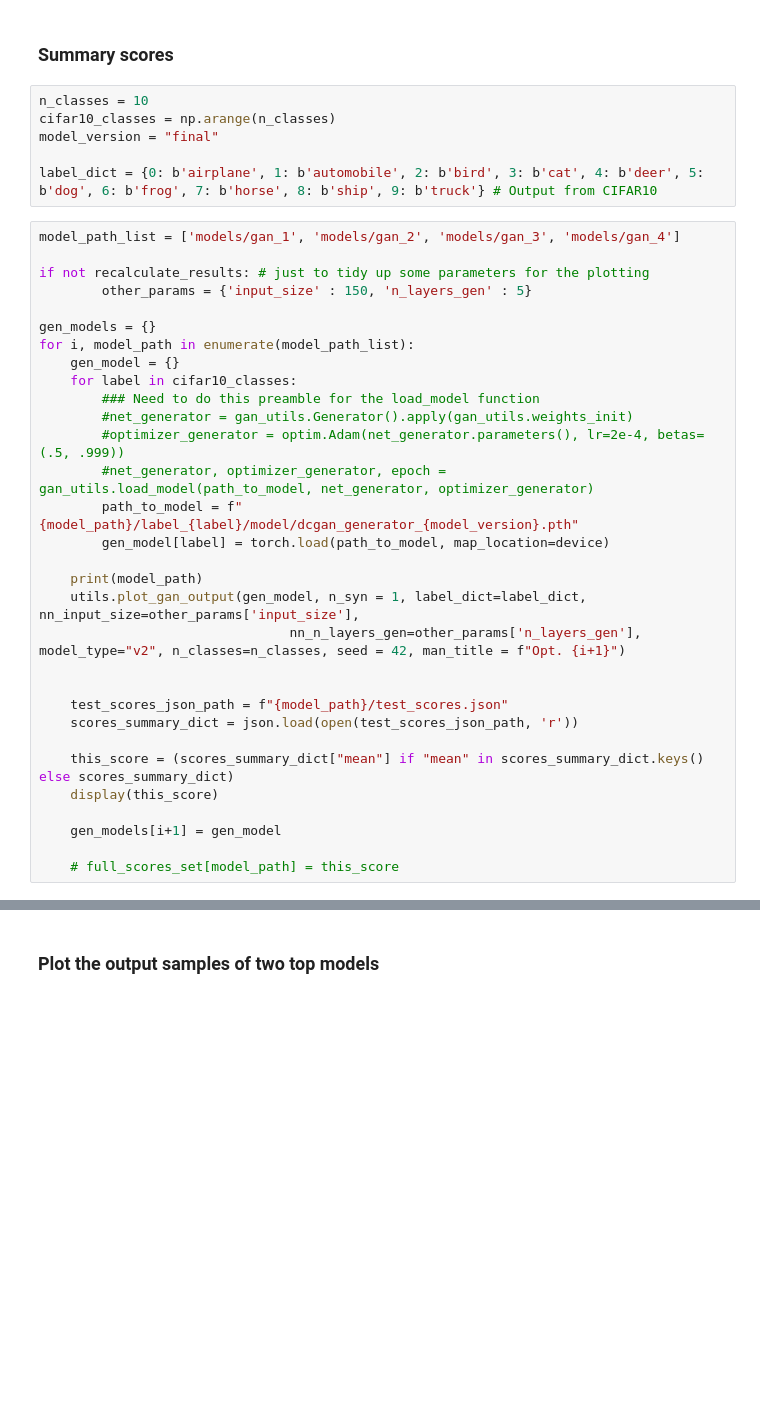
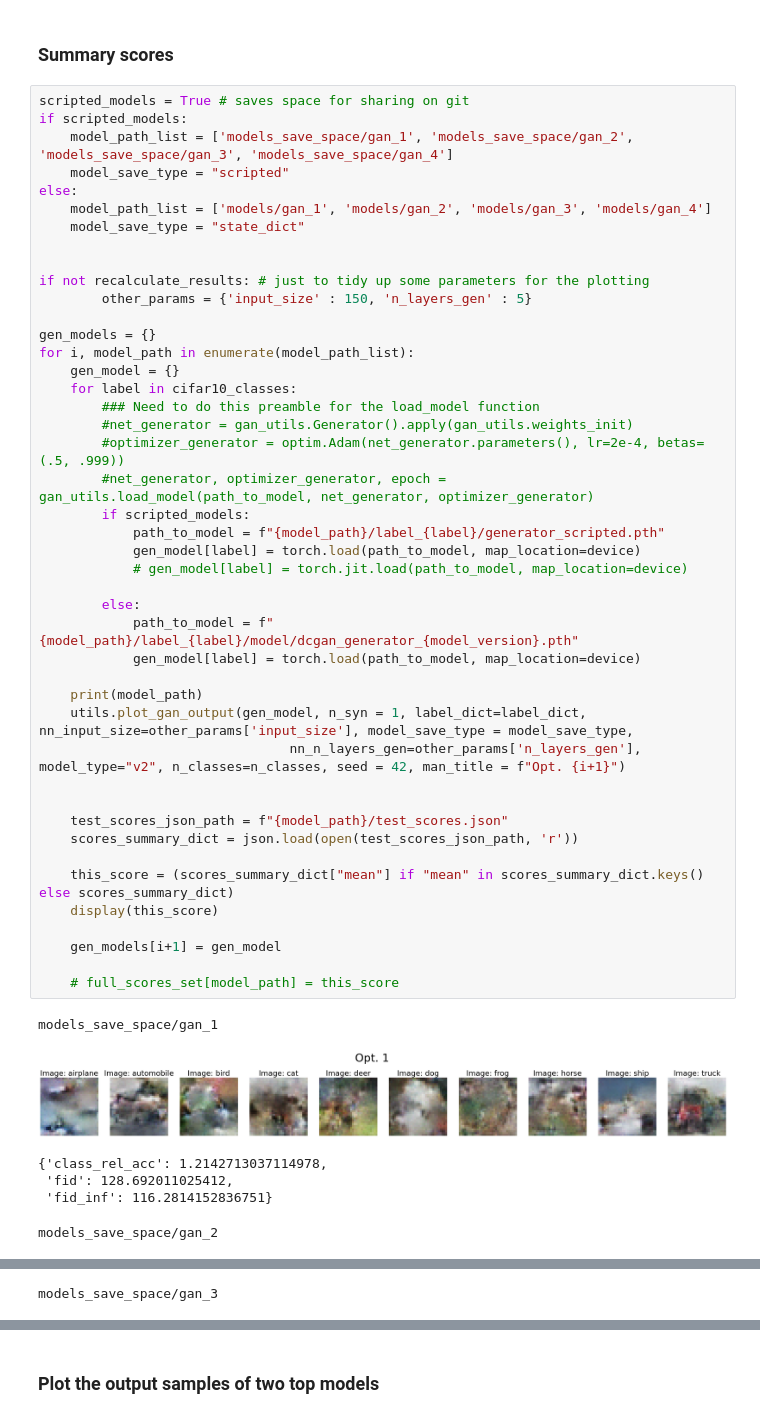
Before and after one commit to ar929/syn-data-comp, a Jupyter notebook: reproduce_results.ipynb, the cells around one changed output, grey strips where cells are left out. Cells and saved outputs as stored; diff of their text form; blank space fills up the shorter version.

Commit message:
GAN output
Tidying up GAN output - smaller version of the models to save only the state dict for git, and plotting output with this

```diff
--- a/reproduce_results.ipynb
+++ b/reproduce_results.ipynb
@@ -566,39 +610,53 @@ if recalculate_results:
 # %% [markdown]
 ### Summary scores
-# %%
-n_classes = 10
-cifar10_classes = np.arange(n_classes)
-model_version = "final"
-
-label_dict = {0: b'airplane', 1: b'automobile', 2: b'bird', 3: b'cat', 4: b'deer', 5: b'dog', 6: b'frog', 7: b'horse', 8: b'ship', 9: b'truck'} # Output from CIFAR10
 # %%
-model_path_list = ['models/gan_1', 'models/gan_2', 'models/gan_3', 'models/gan_4']
+scripted_models = True # saves space for sharing on git
+if scripted_models:
+    model_path_list = ['models_save_space/gan_1', 'models_save_space/gan_2', 'models_save_space/gan_3', 'models_save_space/gan_4']
+    model_save_type = "scripted"
+else:
+    model_path_list = ['models/gan_1', 'models/gan_2', 'models/gan_3', 'models/gan_4']
+    model_save_type = "state_dict"
+
 
 if not recalculate_results: # just to tidy up some parameters for the plotting
         other_params = {'input_size' : 150, 'n_layers_gen' : 5}
 
 gen_models = {}
 for i, model_path in enumerate(model_path_list):
     gen_model = {}
     for label in cifar10_classes:
         ### Need to do this preamble for the load_model function
         #net_generator = gan_utils.Generator().apply(gan_utils.weights_init)
         #optimizer_generator = optim.Adam(net_generator.parameters(), lr=2e-4, betas=(.5, .999))
         #net_generator, optimizer_generator, epoch = gan_utils.load_model(path_to_model, net_generator, optimizer_generator)
-        path_to_model = f"{model_path}/label_{label}/model/dcgan_generator_{model_version}.pth"
-        gen_model[label] = torch.load(path_to_model, map_location=device)
+        if scripted_models:
+            path_to_model = f"{model_path}/label_{label}/generator_scripted.pth"
+            gen_model[label] = torch.load(path_to_model, map_location=device)
+            # gen_model[label] = torch.jit.load(path_to_model, map_location=device)
+
+        else:
+            path_to_model = f"{model_path}/label_{label}/model/dcgan_generator_{model_version}.pth"
+            gen_model[label] = torch.load(path_to_model, map_location=device)
 
     print(model_path)
-    utils.plot_gan_output(gen_model, n_syn = 1, label_dict=label_dict, nn_input_size=other_params['input_size'],
+    utils.plot_gan_output(gen_model, n_syn = 1, label_dict=label_dict, nn_input_size=other_params['input_size'], model_save_type = model_save_type,
                                 nn_n_layers_gen=other_params['n_layers_gen'], model_type="v2", n_classes=n_classes, seed = 42, man_title = f"Opt. {i+1}")
 
 
     test_scores_json_path = f"{model_path}/test_scores.json"
     scores_summary_dict = json.load(open(test_scores_json_path, 'r'))
 
     this_score = (scores_summary_dict["mean"] if "mean" in scores_summary_dict.keys() else scores_summary_dict)
     display(this_score)
 
     gen_models[i+1] = gen_model
 
     # full_scores_set[model_path] = this_score
+# %% [output]
+models_save_space/gan_1
+[figure, added]
+{'class_rel_acc': 1.2142713037114978,
+ 'fid': 128.692011025412,
+ 'fid_inf': 116.2814152836751}
+models_save_space/gan_2
@@ -604,0 +667 @@ for i, model_path in enumerate(model_path_list):
+models_save_space/gan_3
```
Also changed, not shown: parts of 5 cells of this notebook, 1 other file.
